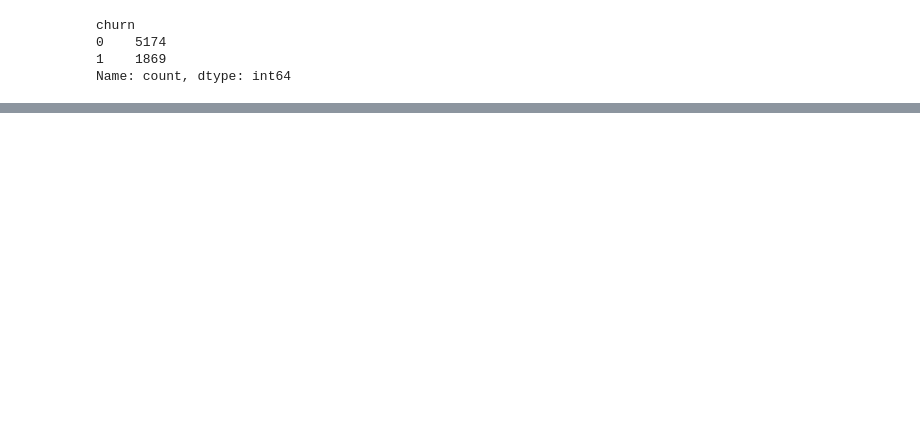
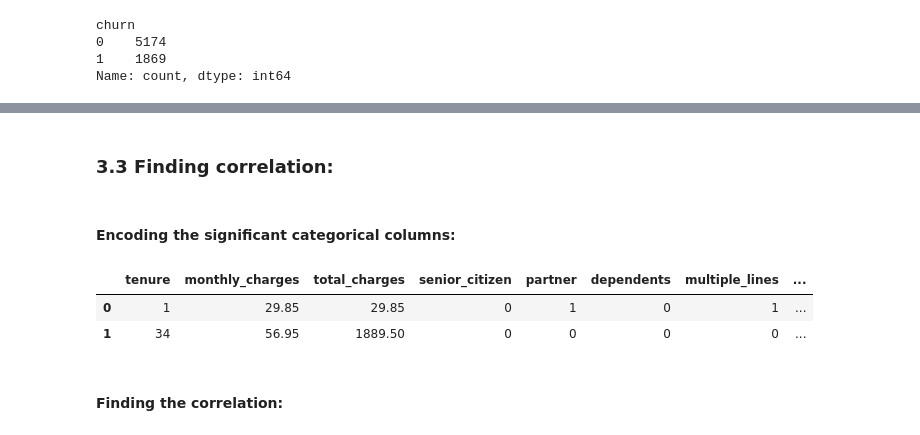
Before and after one commit to Nishan-k/Churn-prediction-and-analysis, a Jupyter notebook: customer_churn_ml/model.ipynb, the cells around one changed output, grey strips where cells are left out. Saved outputs shown, nothing was run; the diff lists cells and outputs as text; code cells hidden in the pictures; blank space fills up the shorter version.

```diff
--- a/customer_churn_ml/model.ipynb
+++ b/customer_churn_ml/model.ipynb
@@ -238,0 +218,2 @@ monthly_charges: p-value = 1.8852727784255517e-18
+# %%
+df['senior_citizen'] = df['senior_citizen'].astype('object')
@@ -238,0 +271,4 @@ monthly_charges: p-value = 1.8852727784255517e-18
+# %% [markdown]
+### 3.3 Finding correlation:
+# %% [markdown]
+#### Encoding the significant categorical columns:
@@ -238,0 +280,8 @@ monthly_charges: p-value = 1.8852727784255517e-18
+# %%
+df_encoded.head(2)
+# %% [output]
+|  | tenure | monthly_charges | total_charges | senior_citizen | partner | dependents | multiple_lines | ... |
+| 0 | 1 | 29.85 | 29.85 | 0 | 1 | 0 | 1 | ... |
+| 1 | 34 | 56.95 | 1889.50 | 0 | 0 | 0 | 0 | ... |
+# %% [markdown]
+#### Finding the correlation:
```
Also changed, not shown: parts of 30 cells of this notebook.
